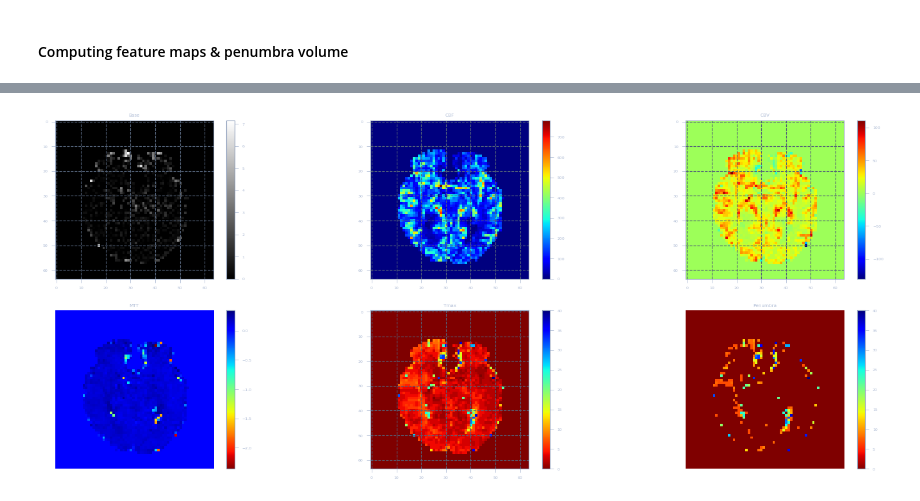
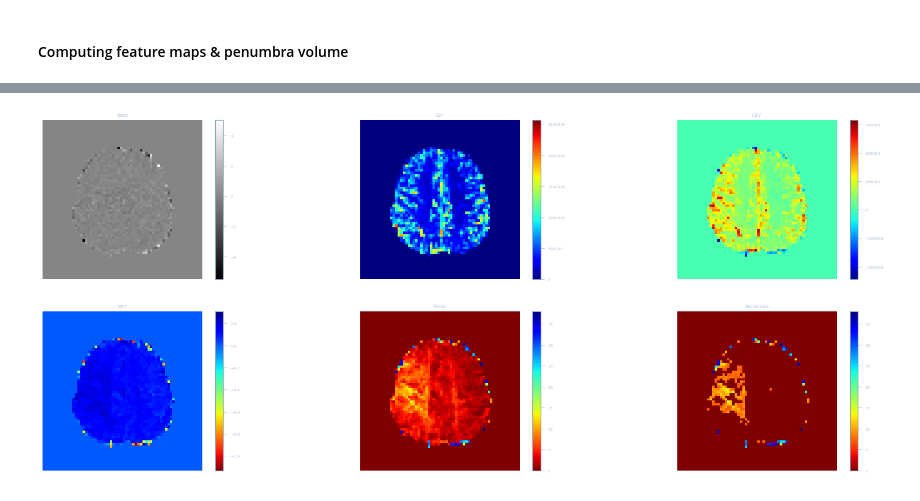
Before and after one commit to Yupeii/PWI, a Jupyter notebook: pwi.ipynb, the cells around one changed output, grey strips where cells are left out. Saved outputs shown, nothing was run; the diff lists cells and outputs as text; code cells hidden in the pictures.

```diff
--- a/pwi.ipynb
+++ b/pwi.ipynb
@@ -150,8 +144,7 @@ Echo Time is  0.03
 ### Filtering in time and spatial domain
 # %%
 %matplotlib inline
-sigma=1.5
-print(output_dir)
+
 files = os.listdir(output_dir)
 for file in files:
     if os.path.splitext(file)[1]=='.nii':
@@ -163,12 +156,12 @@ for file in files:
         [nt,nz,nx,ny] = arr.shape
 
         # time filtering
-        arr = gaussian_filter1d(arr, sigma, axis=0)
+        arr = gaussian_filter1d(arr, sigma_t, axis=0)
 
         # 2d spatial filtering
         for t in range(nt):
             for z in range(nz):
-                arr[t,z,:,:] = gaussian_filter(arr[t,z,:,:], 0.1)
+                arr[t,z,:,:] = gaussian_filter(arr[t,z,:,:], sigma_s)
 
         # get mask
 #         mask = get_mask_old(base, loth, hith)
@@ -180,7 +173,7 @@ for file in files:
 #         print('Segmenting...')
 #         arr[np.where(mask==0)]=np.min(arr)
 
-        # check results
+        # Check results with one sample slice
         fig, ax = plt.subplots(1,2, figsize=(10,5))
 #         arr_clip = np.clip(arr_interp,loth, math.inf)
 #         ax[0].imshow(arr_clip[30,8,:,:], cmap='gray')
@@ -363,8 +354,8 @@ Ca=np.abs(-x2+np.sqrt(np.abs(x2**2+4*x3*AIF)))
 lamb = 0.2
 
 # Correction
-# AIF=Ca
-# C=Ct
+AIF=Ca
+C=Ct
 
 # calculate residual function
 print("Calculating residual functions...")
@@ -394,99 +385,36 @@ cpu个数： 4
 # %% [markdown]
 #### Computing feature maps & penumbra volume
 # %%
-arr=arr_interp
 khema = (1-0.25)/(1-0.45)
 
-CBF = 60*100*khema*np.amax(R, axis = 0)/1.04
-CBV = 100*khema*np.sum(R, axis = 0)/1.04
+CBF = 60*100*khema*np.amax(R, axis = 0)/rho
+CBV = 100*khema*np.sum(R, axis = 0)/rho
 MTT = CBV/(CBF+1e-20)
-TTP = np.argmax(arr, axis = 0)
 Tmax = np.argmax(R, axis = 0)
 print('Tmax max {}s and min: {}s'.format(np.max(Tmax), np.min(Tmax)))
 
 # save output
 img = sitk.GetImageFromArray(CBF.astype(np.int16))
-sitk.WriteImage(img, os.path.join(out_dir,study)+'_CBF.nii')
+sitk.WriteImage(img, os.path.join(output_dir, '_CBF.nii'))
 img = sitk.GetImageFromArray(CBV.astype(np.int16))
-sitk.WriteImage(img, os.path.join(out_dir,study)+'_CBV.nii')
+sitk.WriteImage(img, os.path.join(output_dir, '_CBV.nii'))
 img = sitk.GetImageFromArray(MTT.astype(np.int16))
-sitk.WriteImage(img, os.path.join(out_dir,study)+'_MTT.nii')
+sitk.WriteImage(img, os.path.join(output_dir, '_MTT.nii'))
 img = sitk.GetImageFromArray(Tmax.astype(np.int16))
-sitk.WriteImage(img, os.path.join(out_dir,study)+'_Tmax.nii')
-img = sitk.GetImageFromArray(TTP.astype(np.int16))
-sitk.WriteImage(img, os.path.join(out_dir,study)+'_TTP.nii')
-
-# filtering
-# sig=0.15
-# CBF = gaussian_filter(CBF, sig)
-# CBV = gaussian_filter(CBV, sig)
-# MTT = gaussian_filter(MTT, sig)
-# TTP = gaussian_filter(TTP, sig)
-# Tmax = gaussian_filter(Tmax, sig)
-# penumbra = gaussian_filter(penumbra, sig)
+sitk.WriteImage(img, os.path.join(output_dir, '_Tmax.nii'))
 
 # penumbra
-penumbra = np.where(Tmax>6, Tmax, 0)
+penumbra = np.where(Tmax>tith, Tmax, 0)
 
-# # window width
-# CBF = np.clip(CBF, 0, 200)
-# CBV = np.clip(CBV, 0, 20)
-# MTT = np.clip(MTT, 0, 20)
-# TTP = np.clip(TTP, 19, 33)
-# Tmax = np.clip(Tmax, 0, 14)
-
-# plot feature maps and lesion segmentation
-slice_i = 8
-fig, ax = plt.subplots(2,3,figsize=(25,10))
-cbar = ['blue','cyan','green','orange','red']
-
-ct = col.LinearSegmentedColormap.from_list('ct',cbar)
-cbar.reverse()
-ct_r = col.LinearSegmentedColormap.from_list('ct_r',cbar)
-cm.register_cmap(cmap=ct)
-cm.register_cmap(cmap=ct_r)
-
-# C = np.clip(C*mask, 0, 120)
-#cax = ax[0,0].imshow(np.sum(C[:,slice_i,:,:], axis=0), cmap='jet')
-cax = ax[0,0].imshow(np.clip(arr[0,slice_i,:,:]*mask[0,slice_i,:,:], loth, hith), cmap='gray')
-fig.colorbar(cax, ax=ax[0,0])
-ax[0,0].set_title('Base')
-# ax[0,0].axis('off')
-
-cax = ax[0,1].imshow(CBF[slice_i,:,:], cmap='jet')
-fig.colorbar(cax, ax=ax[0,1])
-ax[0,1].set_title('CBF')
-# ax[0,1].axis('off')
-
-cax = ax[0,2].imshow(CBV[slice_i,:,:], cmap='jet')
-fig.colorbar(cax, ax=ax[0,2])
-ax[0,2].set_title('CBV')
-# ax[0,2].axis('off')
-
-cax = ax[1,0].imshow(MTT[slice_i,:,:], cmap='jet_r')
-fig.colorbar(cax, ax=ax[1,0])
-ax[1,0].set_title('MTT')
-ax[1,0].axis('off')
-
-cax = ax[1,1].imshow(Tmax[slice_i,:,:], cmap='jet_r')
-fig.colorbar(cax, ax=ax[1,1])
-ax[1,1].set_title('Tmax')
-# ax[1,1].axis('off')
-
-cax = ax[1,2].imshow(penumbra[slice_i,:,:], cmap='jet_r')
-fig.colorbar(cax, ax=ax[1,2])
-ax[1,2].set_title('Penumbra')
-ax[1,2].axis('off')
-
-plt.show()
-plt.close()
+# plot feature maps and penumbra
+plot_maps(arr, slice_i, plot_path, CBF, CBV, MTT, Tmax, penumbra)
 
 # calculate penumbra volume
 voxel_size = 2
 penumbra_vol = np.sum(penumbra>0)*voxel_size
 print('penumbra vol =', penumbra_vol)
 
-#总耗时
+# Total cost of time
 t_total = time.time()-all_start
-print('Total cost of time (seconds): ', round(t_total, 2))
+print('Total cost of time %.2f seconds '% t_total)
 # %% [output]
@@ -494 +422 @@ Tmax max 43s and min: 0s
-[figure, old version]
+[figure, new version]
```
Also changed, not shown: parts of 10 cells of this notebook, 1 other file.
